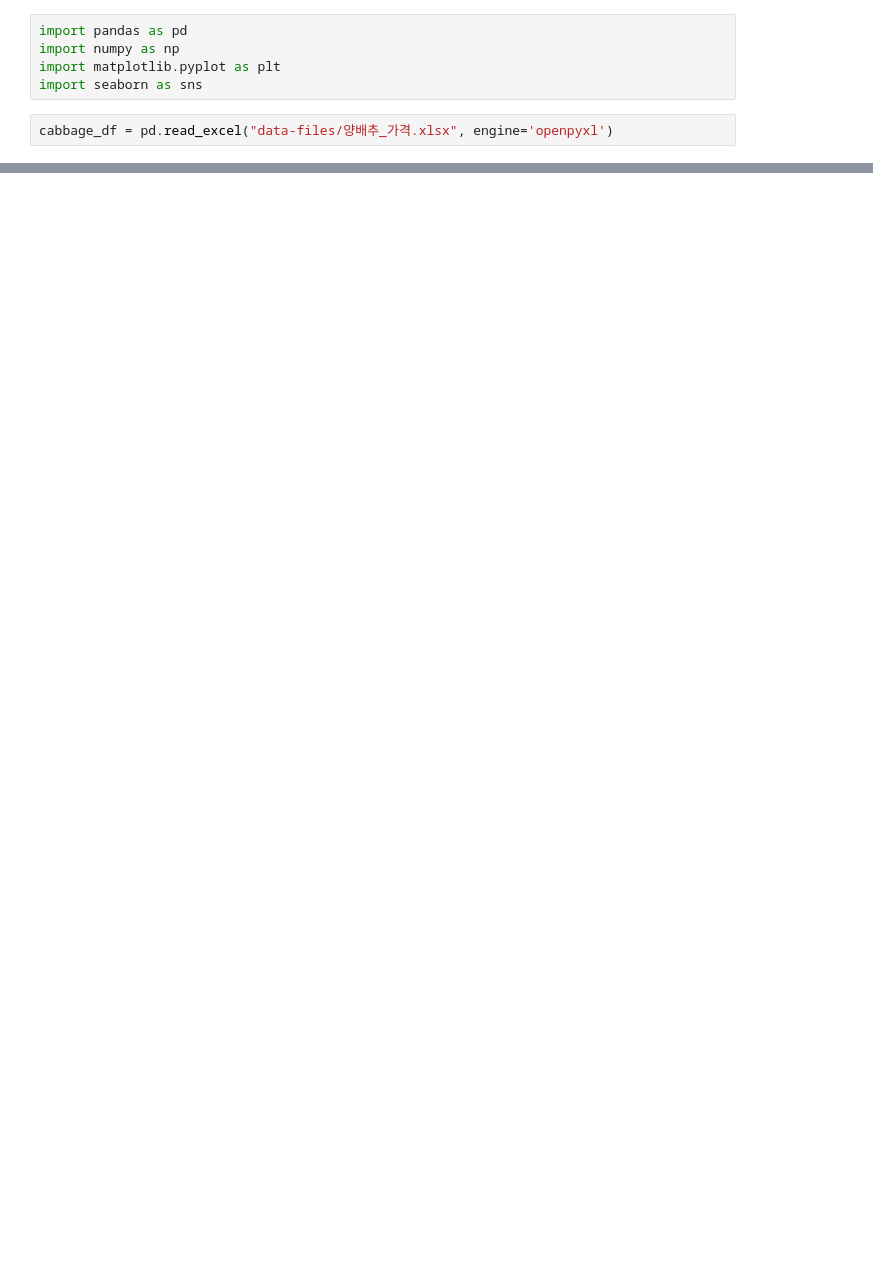
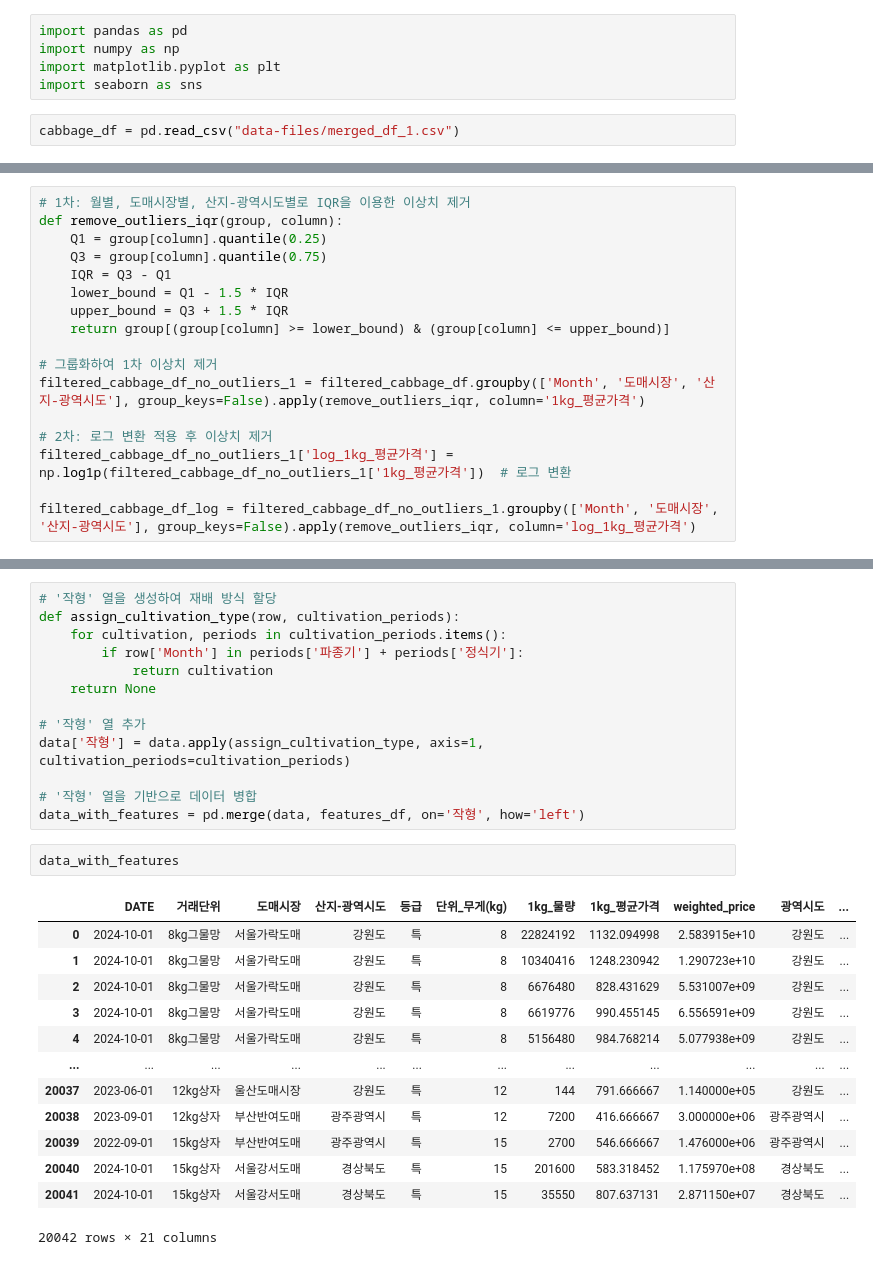
Before and after one commit to cocomong2/second-project, a Jupyter notebook: Mook/cabbage_1.ipynb, the cells around one changed output, grey strips where cells are left out. Cells and saved outputs as stored; diff of their text form; blank space fills up the shorter version.

```diff
--- a/Mook/cabbage_1.ipynb
+++ b/Mook/cabbage_1.ipynb
@@ -4,7 +4,7 @@ import numpy as np
 import matplotlib.pyplot as plt
 import seaborn as sns
 # %%
-cabbage_df = pd.read_excel("data-files/양배추_가격.xlsx", engine='openpyxl')
+cabbage_df = pd.read_csv("data-files/merged_df_1.csv")
 # %%
 cabbage_df.info()
 # %% [output]
@@ -228,0 +229,17 @@ weather_final
+# %%
+# 1차: 월별, 도매시장별, 산지-광역시도별로 IQR을 이용한 이상치 제거
+def remove_outliers_iqr(group, column):
+    Q1 = group[column].quantile(0.25)
+    Q3 = group[column].quantile(0.75)
+    IQR = Q3 - Q1
+    lower_bound = Q1 - 1.5 * IQR
+    upper_bound = Q3 + 1.5 * IQR
+    return group[(group[column] >= lower_bound) & (group[column] <= upper_bound)]
+
+# 그룹화하여 1차 이상치 제거
+filtered_cabbage_df_no_outliers_1 = filtered_cabbage_df.groupby(['Month', '도매시장', '산지-광역시도'], group_keys=False).apply(remove_outliers_iqr, column='1kg_평균가격')
+
+# 2차: 로그 변환 적용 후 이상치 제거
+filtered_cabbage_df_no_outliers_1['log_1kg_평균가격'] = np.log1p(filtered_cabbage_df_no_outliers_1['1kg_평균가격'])  # 로그 변환
+
+filtered_cabbage_df_log = filtered_cabbage_df_no_outliers_1.groupby(['Month', '도매시장', '산지-광역시도'], group_keys=False).apply(remove_outliers_iqr, column='log_1kg_평균가격')
@@ -228,0 +342,29 @@ weather_final
+# %%
+# '작형' 열을 생성하여 재배 방식 할당
+def assign_cultivation_type(row, cultivation_periods):
+    for cultivation, periods in cultivation_periods.items():
+        if row['Month'] in periods['파종기'] + periods['정식기']:
+            return cultivation
+    return None
+
+# '작형' 열 추가
+data['작형'] = data.apply(assign_cultivation_type, axis=1, cultivation_periods=cultivation_periods)
+
+# '작형' 열을 기반으로 데이터 병합
+data_with_features = pd.merge(data, features_df, on='작형', how='left')
+# %%
+data_with_features
+# %% [output]
+|  | DATE | 거래단위 | 도매시장 | 산지-광역시도 | 등급 | 단위_무게(kg) | 1kg_물량 | 1kg_평균가격 | weighted_price | 광역시도 | ... |
+| 0 | 2024-10-01 | 8kg그물망 | 서울가락도매 | 강원도 | 특 | 8 | 22824192 | 1132.094998 | 2.583915e+10 | 강원도 | ... |
+| 1 | 2024-10-01 | 8kg그물망 | 서울가락도매 | 강원도 | 특 | 8 | 10340416 | 1248.230942 | 1.290723e+10 | 강원도 | ... |
+| 2 | 2024-10-01 | 8kg그물망 | 서울가락도매 | 강원도 | 특 | 8 | 6676480 | 828.431629 | 5.531007e+09 | 강원도 | ... |
+| 3 | 2024-10-01 | 8kg그물망 | 서울가락도매 | 강원도 | 특 | 8 | 6619776 | 990.455145 | 6.556591e+09 | 강원도 | ... |
+| 4 | 2024-10-01 | 8kg그물망 | 서울가락도매 | 강원도 | 특 | 8 | 5156480 | 984.768214 | 5.077938e+09 | 강원도 | ... |
+| ... | ... | ... | ... | ... | ... | ... | ... | ... | ... | ... | ... |
+| 20037 | 2023-06-01 | 12kg상자 | 울산도매시장 | 강원도 | 특 | 12 | 144 | 791.666667 | 1.140000e+05 | 강원도 | ... |
+| 20038 | 2023-09-01 | 12kg상자 | 부산반여도매 | 광주광역시 | 특 | 12 | 7200 | 416.666667 | 3.000000e+06 | 광주광역시 | ... |
+| 20039 | 2022-09-01 | 15kg상자 | 부산반여도매 | 광주광역시 | 특 | 15 | 2700 | 546.666667 | 1.476000e+06 | 광주광역시 | ... |
+| 20040 | 2024-10-01 | 15kg상자 | 서울강서도매 | 경상북도 | 특 | 15 | 201600 | 583.318452 | 1.175970e+08 | 경상북도 | ... |
+| 20041 | 2024-10-01 | 15kg상자 | 서울강서도매 | 경상북도 | 특 | 15 | 35550 | 807.637131 | 2.871150e+07 | 경상북도 | ... |
+20042 rows × 21 columns
```
Also changed, not shown: parts of 31 cells of this notebook, 1 other file.
